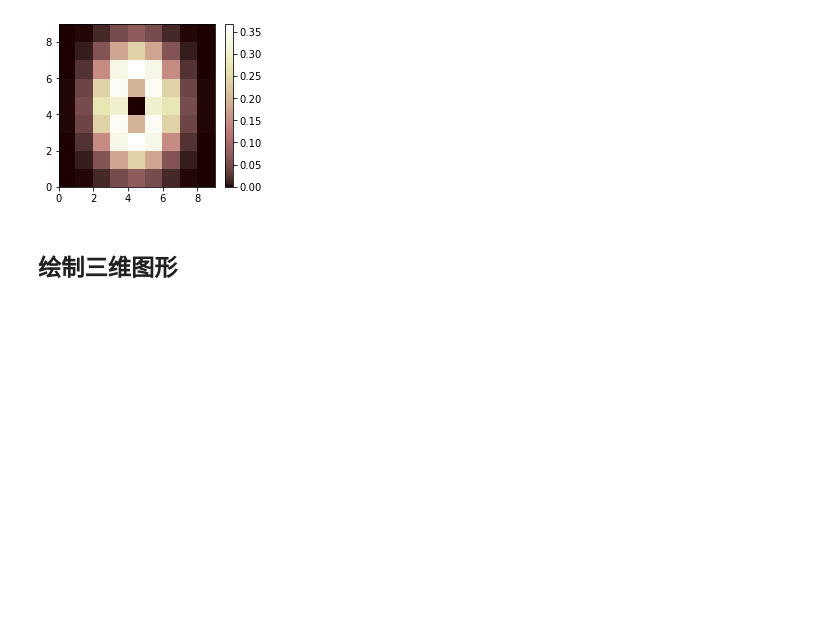
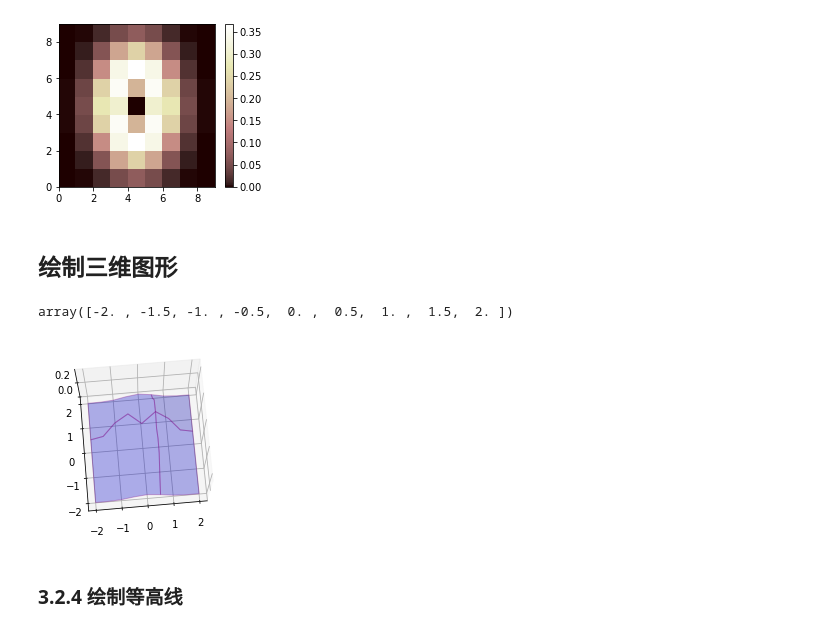
Before and after one commit to meininghang/Personal-Learning, a Jupyter notebook: 爬虫学习/绘图.ipynb, the cells around one changed output. Drawn from its saved outputs; the diff is of its cells as text; code cells hidden in the pictures; blank space fills up the shorter version.

```diff
--- a/爬虫学习/绘图.ipynb
+++ b/爬虫学习/绘图.ipynb
@@ -209,0 +221,4 @@ plt.show()
+# %%
+x0
+# %% [output]
+array([-2. , -1.5, -1. , -0.5,  0. ,  0.5,  1. ,  1.5,  2. ])
@@ -209,0 +227,13 @@ plt.show()
+# %%
+xx0, xx1 = np.meshgrid(x0, x1)
+# %%
+plt.figure(figsize=(5,3.5))
+ax = plt.subplot(1,1,1, projection='3d')
+ax.plot_surface(xx0, xx1, y, rstride=5, cstride=5, alpha=0.3, color='blue', edgecolor='purple')
+ax.set_zticks((0, 0.2))
+ax.view_init(75, -95)
+plt.show()
+# %% [output]
+[figure, added]
+# %% [markdown]
+### 3.2.4 绘制等高线
```
Also changed, not shown: parts of 11 cells of this notebook.
